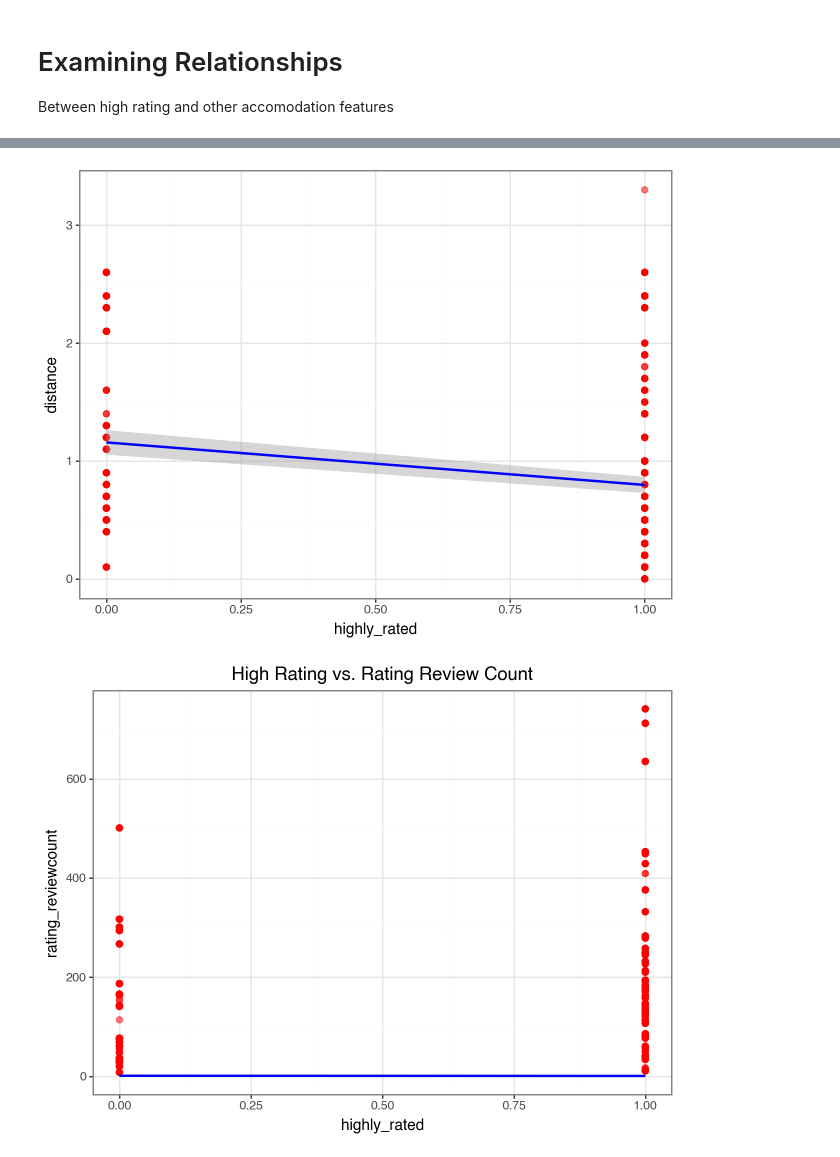
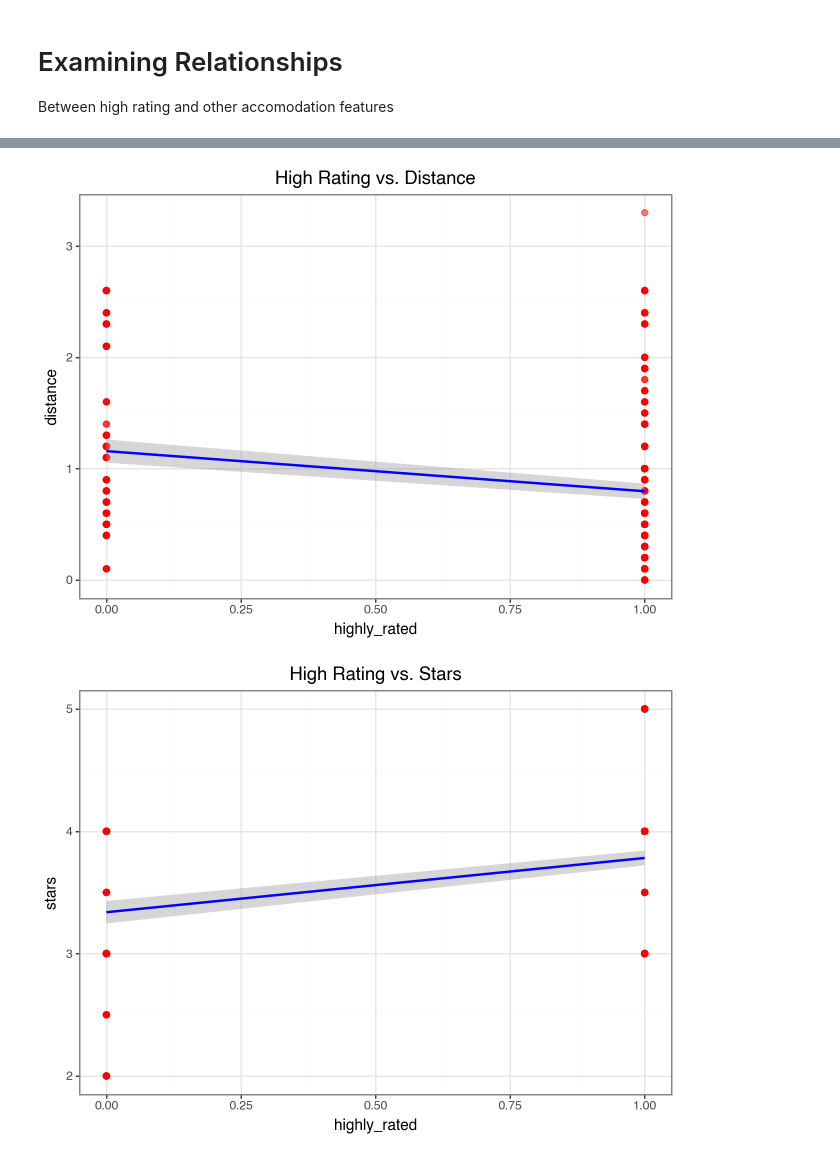
Before and after one commit to elsaandreardz/DA2_HW2, a Jupyter notebook: DA2_HW2.ipynb, the cells around one changed output, grey strips where cells are left out. Saved outputs shown, nothing was run; the diff lists cells and outputs as text; code cells hidden in the pictures.

```diff
--- a/DA2_HW2.ipynb
+++ b/DA2_HW2.ipynb
@@ -91,6 +91,6 @@ highly_rated          0
 dtype: int64
 # %%
 # Filter columns to only necessary variables
-salzburg_clean = salzburg_clean[["hotel_id", "highly_rated", "price","distance","rating_reviewcount"]]
+salzburg_clean = salzburg_clean[["hotel_id", "highly_rated", "distance", "stars", 'price']]
 salzburg_clean.head(5)
 # %% [output]
@@ -119,24 +107,24 @@ p1
 # %%
 # Rating and distance
-p2 = (ggplot(data=salzburg_clean)
+p1 = (ggplot(data=salzburg_clean)
     + geom_point(aes(x="highly_rated", y="distance"), color="red", size=2, alpha=0.5)
     + labs(x="highly_rated", y="distance")
     + theme_bw()
     + geom_smooth(aes(x="highly_rated", y="distance"),method="lm",color="blue",formula="y~x")
     + labs(title= "High Rating vs. Distance")
     )
-p2
+p1
 # %% [output]
-[figure, old version]
+[figure, new version]
 # %%
-# Rating and Rating Review Count
-p3 = (ggplot(data=salzburg_clean)
-    + geom_point(aes(x="highly_rated", y="rating_reviewcount"), color="red", size=2, alpha=0.5)
-    + labs(x="highly_rated", y="rating_reviewcount")
+# Rating and Stars
+p1 = (ggplot(data=salzburg_clean)
+    + geom_point(aes(x="highly_rated", y="stars"), color="red", size=2, alpha=0.5)
+    + labs(x="highly_rated", y="stars")
     + theme_bw()
-    + geom_smooth(aes(x="highly_rated", y="distance"),method="lm",color="blue",formula="y~x")
-    + labs(title= "High Rating vs. Rating Review Count")
+    + geom_smooth(aes(x="highly_rated", y="stars"),method="lm",color="blue",formula="y~x")
+    + labs(title= "High Rating vs. Stars")
     )
-p3
+p1
 # %% [output]
-[figure, old version]
+[figure, new version]
```
Also changed, not shown: parts of 4 cells of this notebook.
